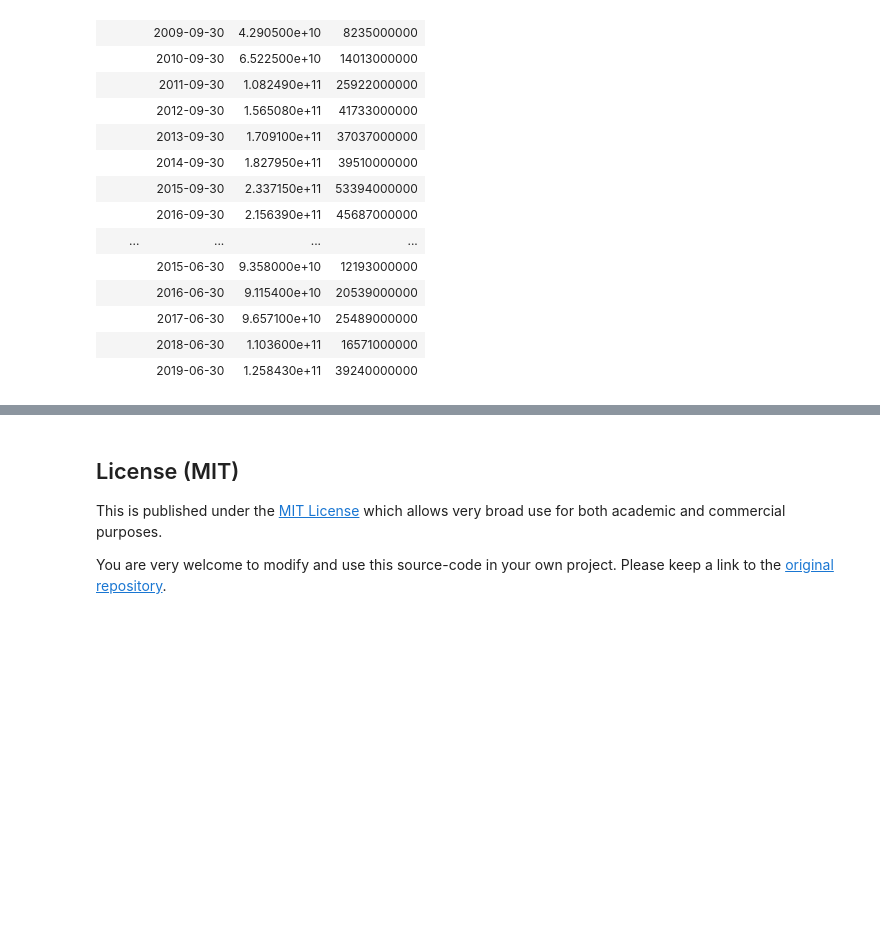
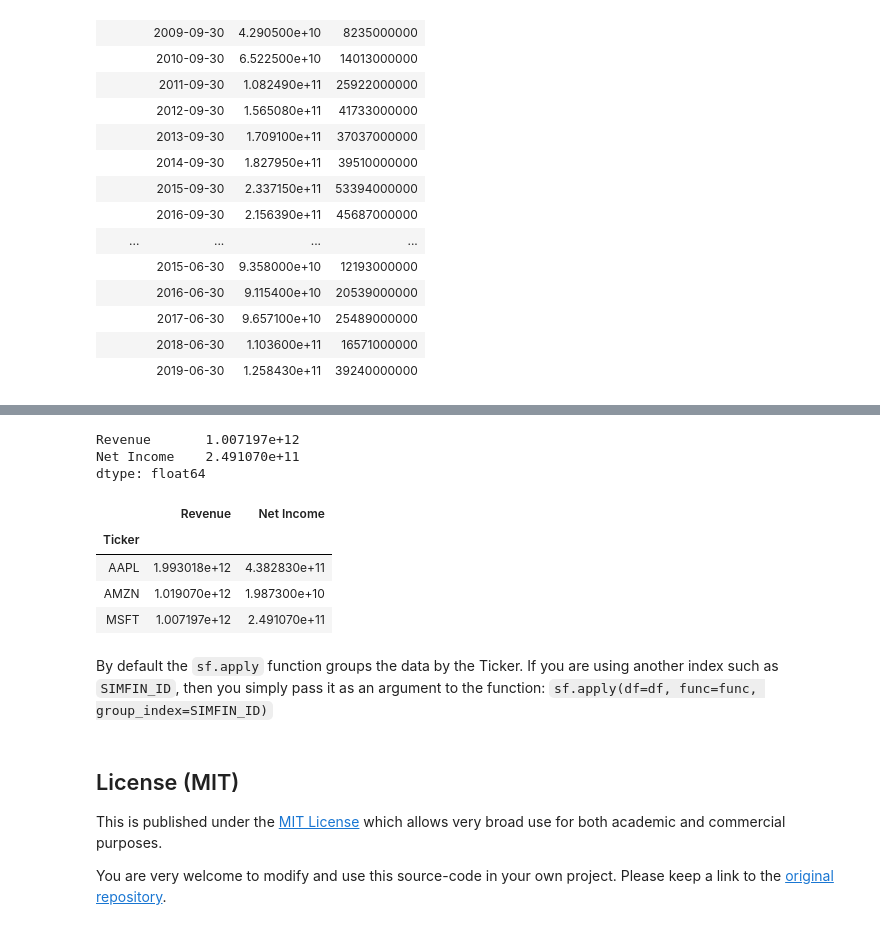
Before and after one commit to SimFin/simfin-tutorials, a Jupyter notebook: 01_Basics.ipynb, the cells around one changed output, grey strips where cells are left out. Saved outputs shown, nothing was run; the diff lists cells and outputs as text; code cells hidden in the pictures; blank space fills up the shorter version.

Commit message:
Added section to Tutorial 01 on sf.apply()

```diff
--- a/01_Basics.ipynb
+++ b/01_Basics.ipynb
@@ -1506,8 +1508,8 @@ for ticker, df_grp in df.groupby(TICKER):
 We can also filter a DataFrame so we only get the groups where some condition is met. For example, we can select the Tickers where all of their Net Income is positive. Because AMZN had losses in some years, it is filtered out.
 # %%
 # Apply a lambda function to each DataFrame sub-group.
-foo = lambda df_grp: (df_grp[NET_INCOME]>0.0).all()
-df_result = df.groupby(TICKER).filter(foo)
+func = lambda df_grp: (df_grp[NET_INCOME]>0.0).all()
+df_result = df.groupby(TICKER).filter(func)
 
 # Show two columns from the result.
 df_result[[REVENUE, NET_INCOME]]
@@ -1533,3 +1539,28 @@ df_result[[REVENUE, NET_INCOME]]
+# %%
+# Get Income Statements for a few tickers and data-columns.
+df = df_income.loc[tickers, [REVENUE, NET_INCOME]]
+# %%
+# Function that must be applied on a per-ticker basis.
+def func(df):
+    return df.sum()
+
+# Apply the function to the data for a single ticker MSFT.
+sf.apply(df=df.loc['MSFT'], func=func)
+# %% [output]
+Revenue       1.007197e+12
+Net Income    2.491070e+11
+dtype: float64
+# %%
+# Apply the function to all the data grouped by the tickers.
+sf.apply(df=df, func=func)
+# %% [output]
+|  | Revenue | Net Income |
+| Ticker |  |  |
+| AAPL | 1.993018e+12 | 4.382830e+11 |
+| AMZN | 1.019070e+12 | 1.987300e+10 |
+| MSFT | 1.007197e+12 | 2.491070e+11 |
+# %% [markdown]
+By default the `sf.apply` function groups the data by the Ticker. If you are using another index such as `SIMFIN_ID`, then you simply pass it as an argument to the function: `sf.apply(df=df, func=func, group_index=SIMFIN_ID)`
 # %% [markdown]
 ## License (MIT)
 
```
Also changed, not shown: parts of 53 cells of this notebook.
